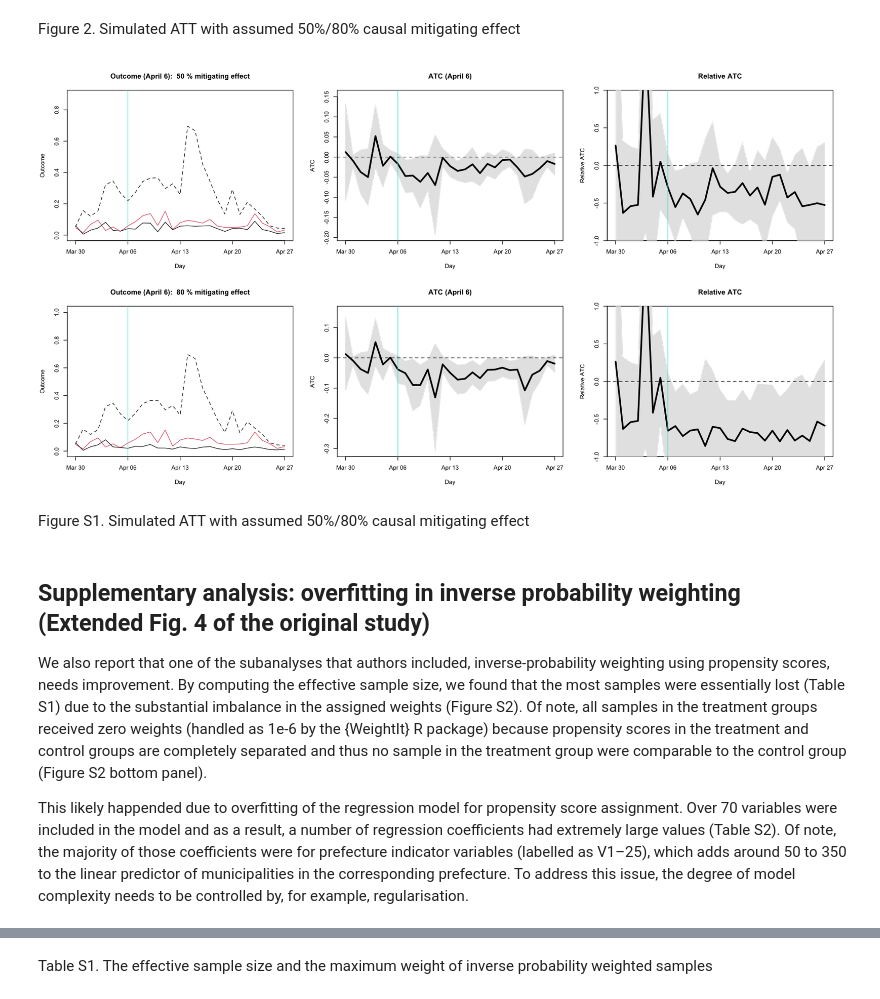
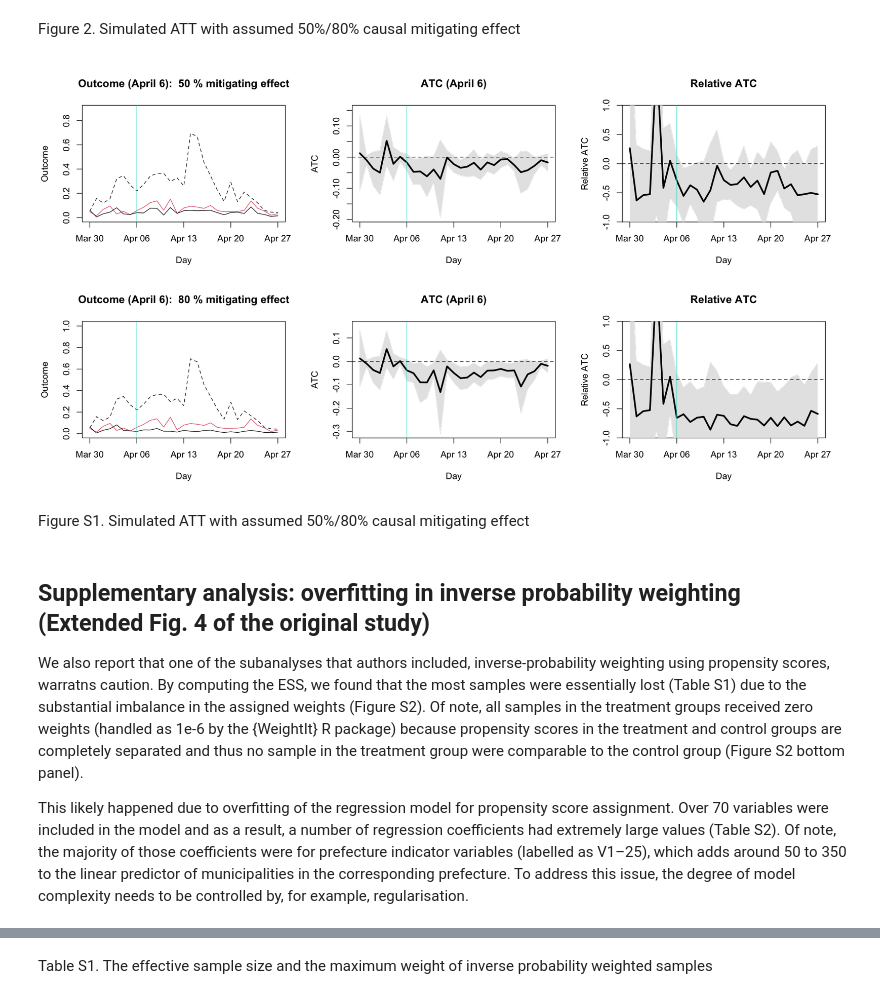
Before and after one commit to akira-endo/reanalysis_Fukumoto2021, a Jupyter notebook: main.ipynb, the cells around one changed output, grey strips where cells are left out. Drawn from its saved outputs; the diff is of its cells as text; code cells hidden in the pictures.

```diff
--- a/main.ipynb
+++ b/main.ipynb
@@ -122,28 +118,28 @@ Figure 2. Simulated ATT with assumed 50%/80% causal mitigating effect
 # %%
 ## ATC on April 6
 #options(repr.plot.width=10,repr.plot.height=16/3)
 options(repr.plot.width=15,repr.plot.height=8)
 set.seed(11)
-par(mfrow=c(2,3))
+par(mfrow=c(2,3),cex=1)
 nullfrom=8
 shadecolor="gray90"
 reduction=0.5
 source("src/atc_beta.R",chdir=T)
 figlabels=c("1_e_beta","1_f_beta")
 relATplot(figlabels, "ATC",shadecolor="gray90",dir="output/",titlewithdate=F,returnmatch=F)
 reduction=0.8
 source("src/atc_beta.R",chdir=T)
 figlabels=c("1_e_beta","1_f_beta")
 relATplot(figlabels, "ATC",shadecolor="gray90",dir="output/",titlewithdate=F,returnmatch=F)
 # %% [output]
-[figure, old version]
+[figure, new version]
 # %% [markdown]
 Figure S1. Simulated ATT with assumed 50%/80% causal mitigating effect
 # %% [markdown]
 ## Supplementary analysis: overfitting in inverse probability weighting (Extended Fig. 4 of the original study)
-We also report that one of the subanalyses that authors included, inverse-probability weighting using propensity scores, needs improvement. By computing the effective sample size, we found that the most samples were essentially lost (Table S1) due to the substantial imbalance in the assigned weights (Figure S2). Of note, all samples in the treatment groups received zero weights (handled as 1e-6 by the {WeightIt} R package) because propensity scores in the treatment and control groups are completely separated and thus no sample in the treatment group were comparable to the control group (Figure S2 bottom panel).
+We also report that one of the subanalyses that authors included, inverse-probability weighting using propensity scores, warratns caution. By computing the ESS, we found that the most samples were essentially lost (Table S1) due to the substantial imbalance in the assigned weights (Figure S2). Of note, all samples in the treatment groups received zero weights (handled as 1e-6 by the {WeightIt} R package) because propensity scores in the treatment and control groups are completely separated and thus no sample in the treatment group were comparable to the control group (Figure S2 bottom panel).
 
-This likely happended due to overfitting of the regression model for propensity score assignment. Over 70 variables were included in the model and as a result, a number of regression coefficients had extremely large values (Table S2). Of note, the majority of those coefficients were for prefecture indicator variables (labelled as V1–25), which adds around 50 to 350 to the linear predictor of municipalities in the corresponding prefecture. To address this issue, the degree of model complexity needs to be controlled by, for example, regularisation.
+This likely happened due to overfitting of the regression model for propensity score assignment. Over 70 variables were included in the model and as a result, a number of regression coefficients had extremely large values (Table S2). Of note, the majority of those coefficients were for prefecture indicator variables (labelled as V1–25), which adds around 50 to 350 to the linear predictor of municipalities in the corresponding prefecture. To address this issue, the degree of model complexity needs to be controlled by, for example, regularisation.
 # %%
 wout0406 <- readRDS("Fukumoto2021/ipw/results/w.out_0406.RDS")
 wout0410 <- readRDS("Fukumoto2021/ipw/results/w.out_0410.RDS")
```
Also changed, not shown: parts of 13 cells of this notebook, 4 other files.
